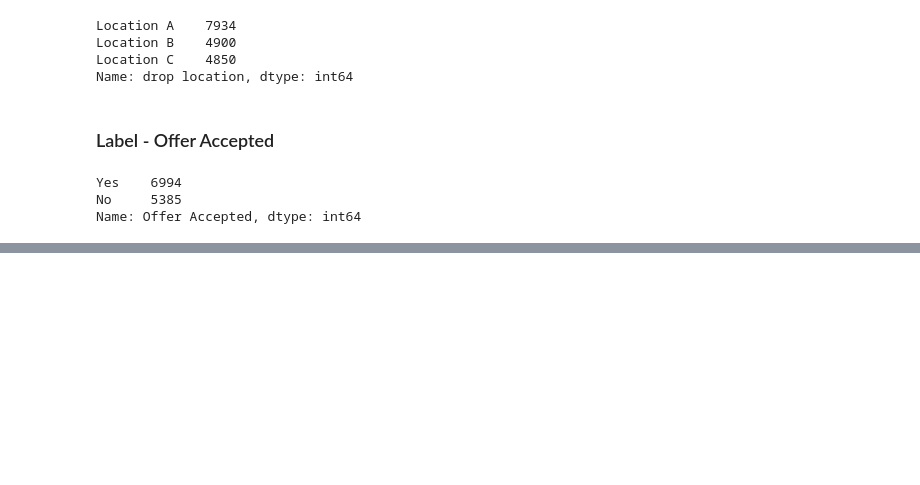
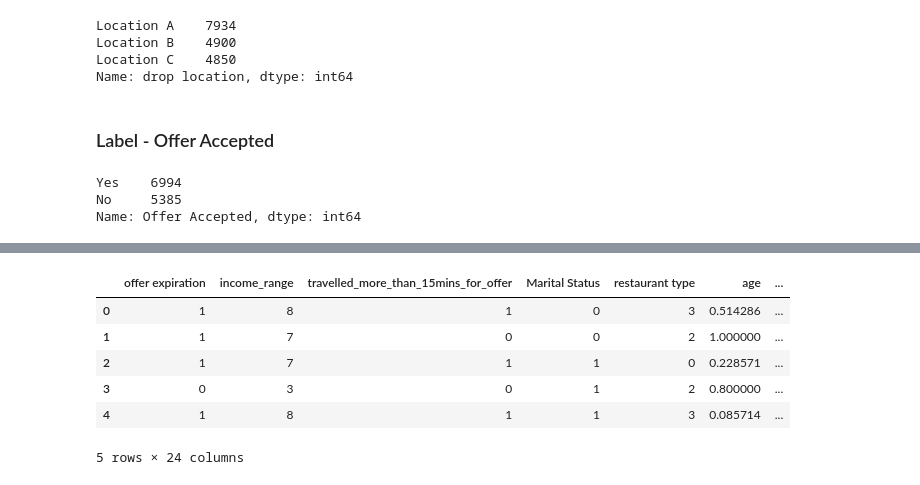
Before and after one commit to kabilan942/kaggle, a Jupyter notebook: MLP_Project.ipynb, the cells around one changed output, grey strips where cells are left out. Cells and saved outputs as stored; diff of their text form; code cells hidden in the pictures; blank space fills up the shorter version.

```diff
--- a/MLP_Project.ipynb
+++ b/MLP_Project.ipynb
@@ -413,0 +427,26 @@ data['Offer Accepted'].replace({'Yes':1, 'No':0}, inplace=True)
+# %%
+visit_restaurant_np = data['visit restaurant with rating (avg)'].to_numpy()
+temperature_np = data['temperature'].to_numpy()
+travel_time_np = data['Travel Time'].to_numpy()
+# %%
+vist_restaurent_scaled = mms.fit_transform(visit_restaurant_np.reshape(-1,1))
+temperature_scaled = mms.fit_transform(temperature_np.reshape(-1,1))
+travel_time_scaled = mms.fit_transform(travel_time_np.reshape(-1,1))
+# %%
+vist_restaurent_series = pd.Series(vist_restaurent_scaled.reshape(-1,), index=data.index.values)
+temperature_series = pd.Series(temperature_scaled.reshape(-1,), index=data.index.values)
+travel_time_series = pd.Series(travel_time_scaled.reshape(-1,), index=data.index.values)
+# %%
+data['visit restaurant with rating (avg)'] = vist_restaurent_series
+data['temperature'] = temperature_series
+data['Travel Time'] = travel_time_series
+# %%
+data.head()
+# %% [output]
+|  | offer expiration | income_range | travelled_more_than_15mins_for_offer | Marital Status | restaurant type | age | ... |
+| 0 | 1 | 8 | 1 | 0 | 3 | 0.514286 | ... |
+| 1 | 1 | 7 | 0 | 0 | 2 | 1.000000 | ... |
+| 2 | 1 | 7 | 1 | 1 | 0 | 0.228571 | ... |
+| 3 | 0 | 3 | 0 | 1 | 2 | 0.800000 | ... |
+| 4 | 1 | 8 | 1 | 1 | 3 | 0.085714 | ... |
+5 rows × 24 columns
```
Also changed, not shown: parts of 38 cells of this notebook.
